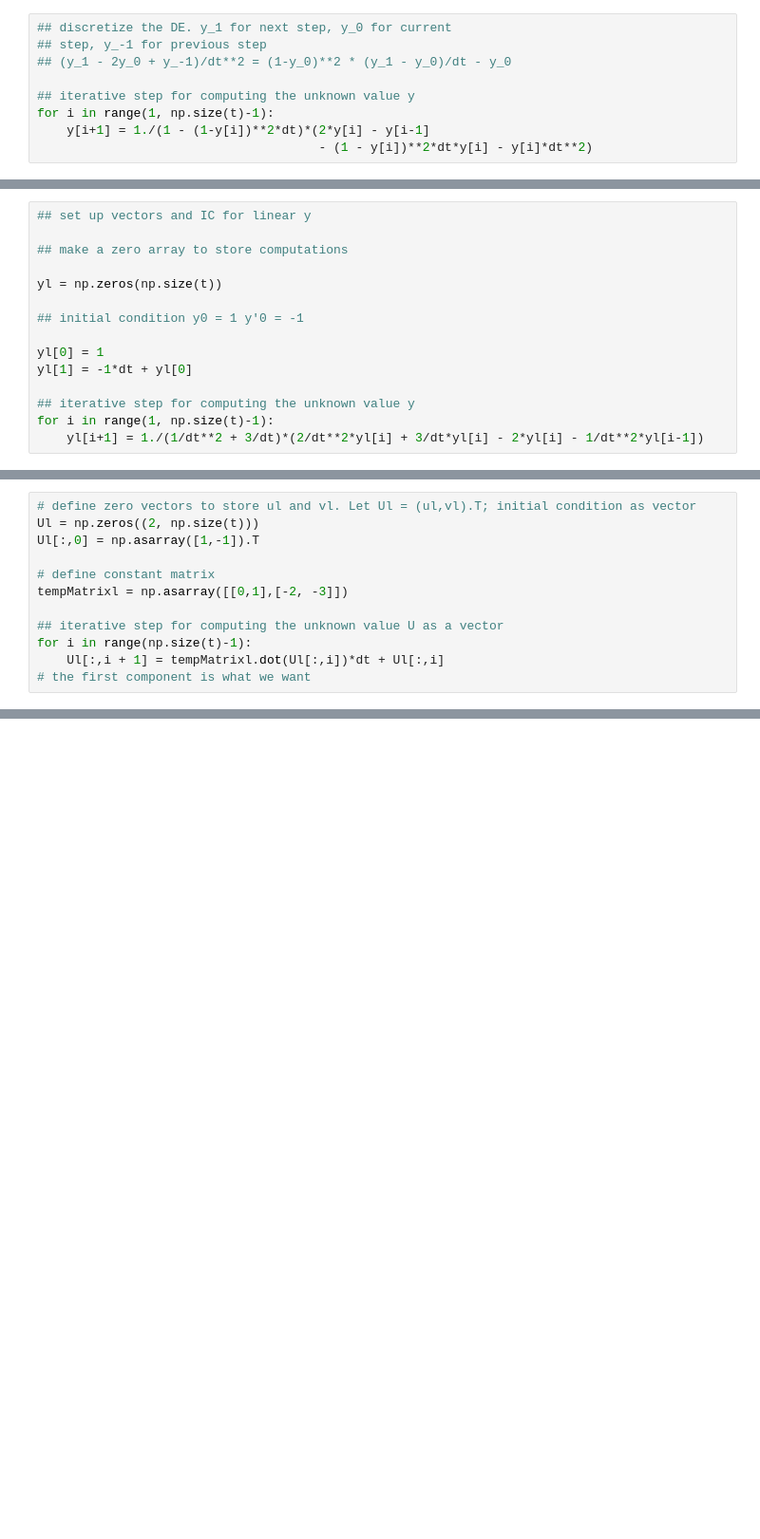
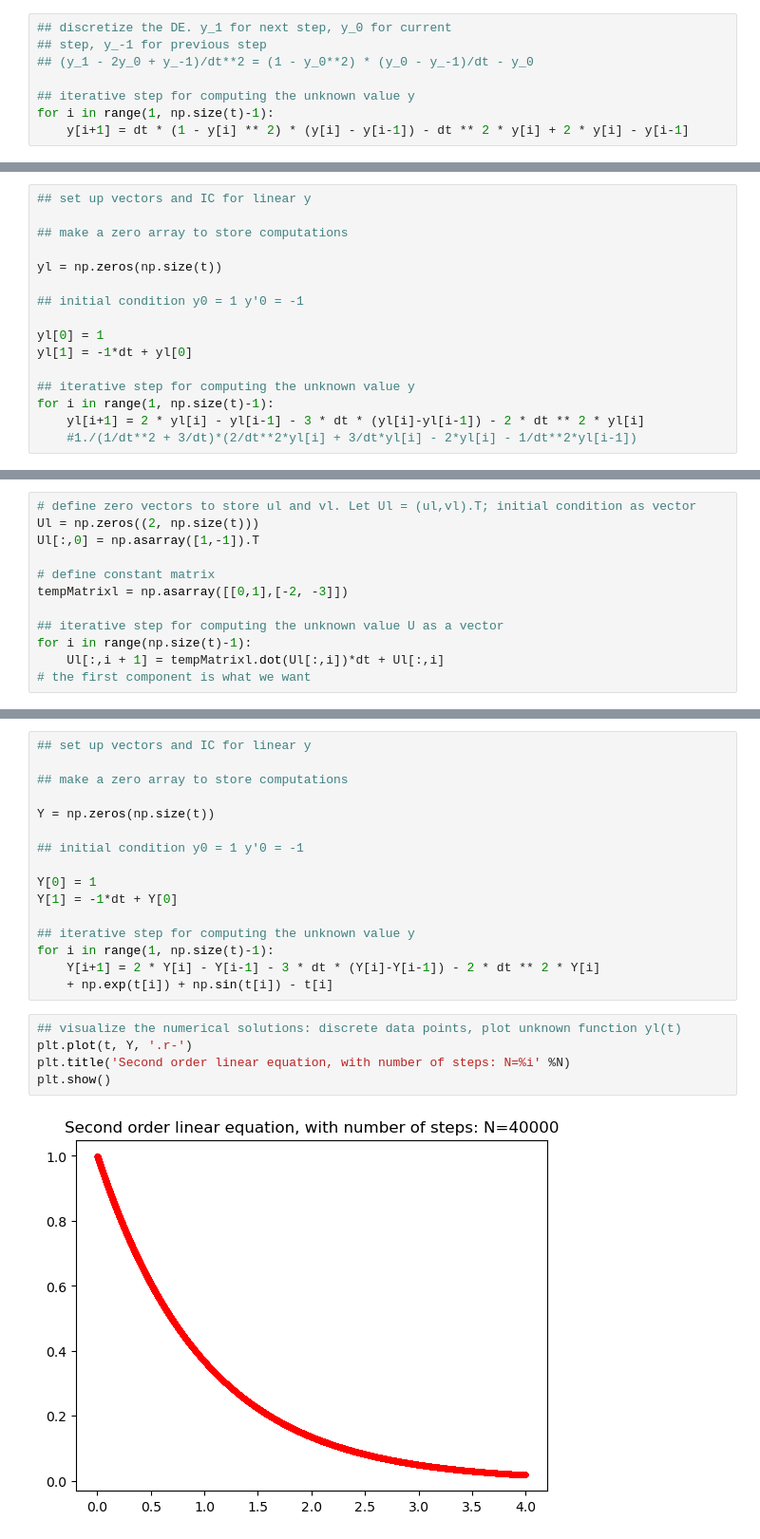
Before and after one commit to yajuna/tmath307, a Jupyter notebook: lab3SecondOrderEqnAndSystem.ipynb, the cells around one changed output, grey strips where cells are left out. Shown at 95% size. Drawn from its saved outputs; the diff is of its cells as text; blank space fills up the shorter version.

```diff
--- a/lab3SecondOrderEqnAndSystem.ipynb
+++ b/lab3SecondOrderEqnAndSystem.ipynb
@@ -38,12 +42,11 @@ y[1] = -1*dt + y[0]
 # %%
 ## discretize the DE. y_1 for next step, y_0 for current
 ## step, y_-1 for previous step
-## (y_1 - 2y_0 + y_-1)/dt**2 = (1-y_0)**2 * (y_1 - y_0)/dt - y_0
+## (y_1 - 2y_0 + y_-1)/dt**2 = (1 - y_0**2) * (y_0 - y_-1)/dt - y_0
 
 ## iterative step for computing the unknown value y
 for i in range(1, np.size(t)-1):
-    y[i+1] = 1./(1 - (1-y[i])**2*dt)*(2*y[i] - y[i-1]
-                                      - (1 - y[i])**2*dt*y[i] - y[i]*dt**2)
+    y[i+1] = dt * (1 - y[i] ** 2) * (y[i] - y[i-1]) - dt ** 2 * y[i] + 2 * y[i] - y[i-1]
 # %%
 ## visualize the numerical solutions: discrete data points
 plt.plot(t, y, '.r-')
@@ -105,7 +110,8 @@ yl[1] = -1*dt + yl[0]
 
 ## iterative step for computing the unknown value y
 for i in range(1, np.size(t)-1):
-    yl[i+1] = 1./(1/dt**2 + 3/dt)*(2/dt**2*yl[i] + 3/dt*yl[i] - 2*yl[i] - 1/dt**2*yl[i-1])
+    yl[i+1] = 2 * yl[i] - yl[i-1] - 3 * dt * (yl[i]-yl[i-1]) - 2 * dt ** 2 * yl[i]
+    #1./(1/dt**2 + 3/dt)*(2/dt**2*yl[i] + 3/dt*yl[i] - 2*yl[i] - 1/dt**2*yl[i-1])
 # %%
 ## visualize the numerical solutions: discrete data points, plot unknown function yl(t)
 plt.plot(t, yl, '.r-')
@@ -135,0 +161,23 @@ plt.show()
+# %%
+## set up vectors and IC for linear y
+
+## make a zero array to store computations
+
+Y = np.zeros(np.size(t))
+
+## initial condition y0 = 1 y'0 = -1
+
+Y[0] = 1
+Y[1] = -1*dt + Y[0]
+
+## iterative step for computing the unknown value y
+for i in range(1, np.size(t)-1):
+    Y[i+1] = 2 * Y[i] - Y[i-1] - 3 * dt * (Y[i]-Y[i-1]) - 2 * dt ** 2 * Y[i]
+    + np.exp(t[i]) + np.sin(t[i]) - t[i]
+# %%
+## visualize the numerical solutions: discrete data points, plot unknown function yl(t)
+plt.plot(t, Y, '.r-')
+plt.title('Second order linear equation, with number of steps: N=%i' %N)
+plt.show()
+# %% [output]
+[figure, added]
```
Also changed, not shown: parts of 14 cells of this notebook.
